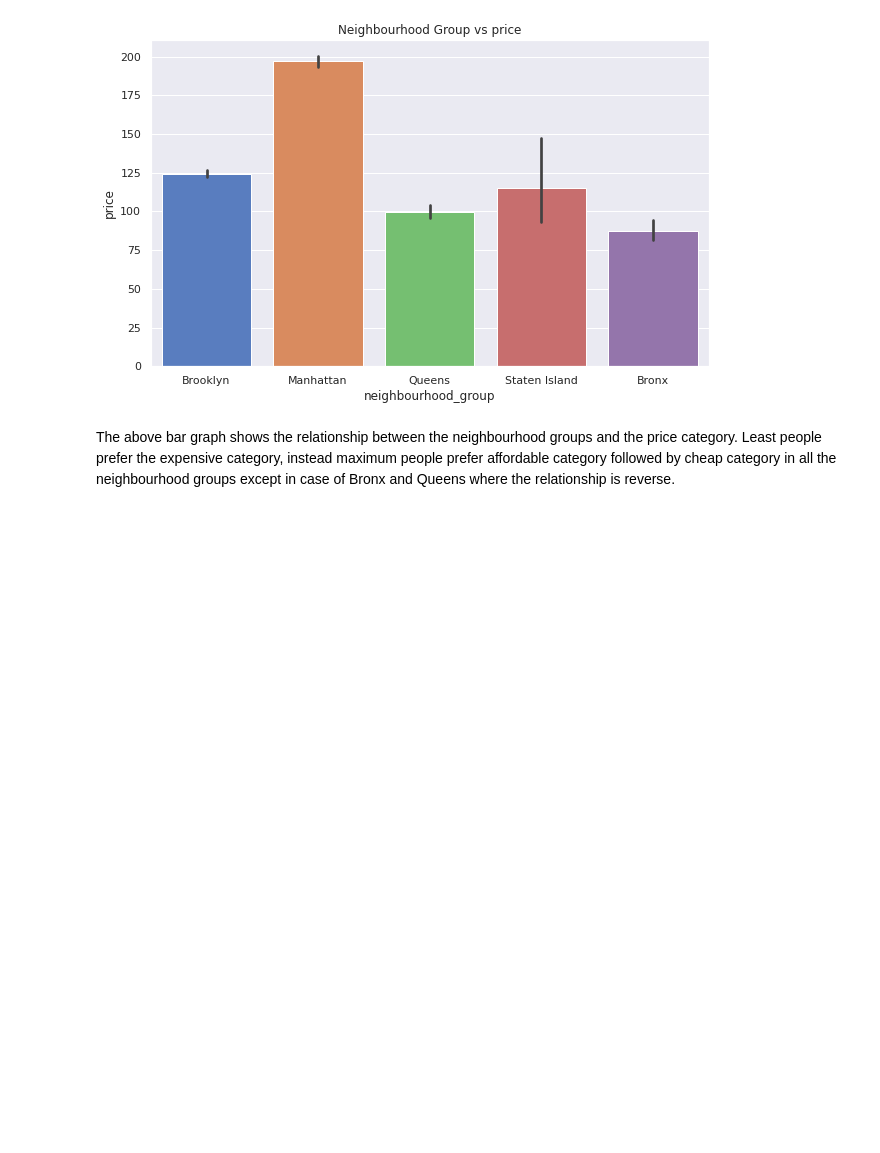
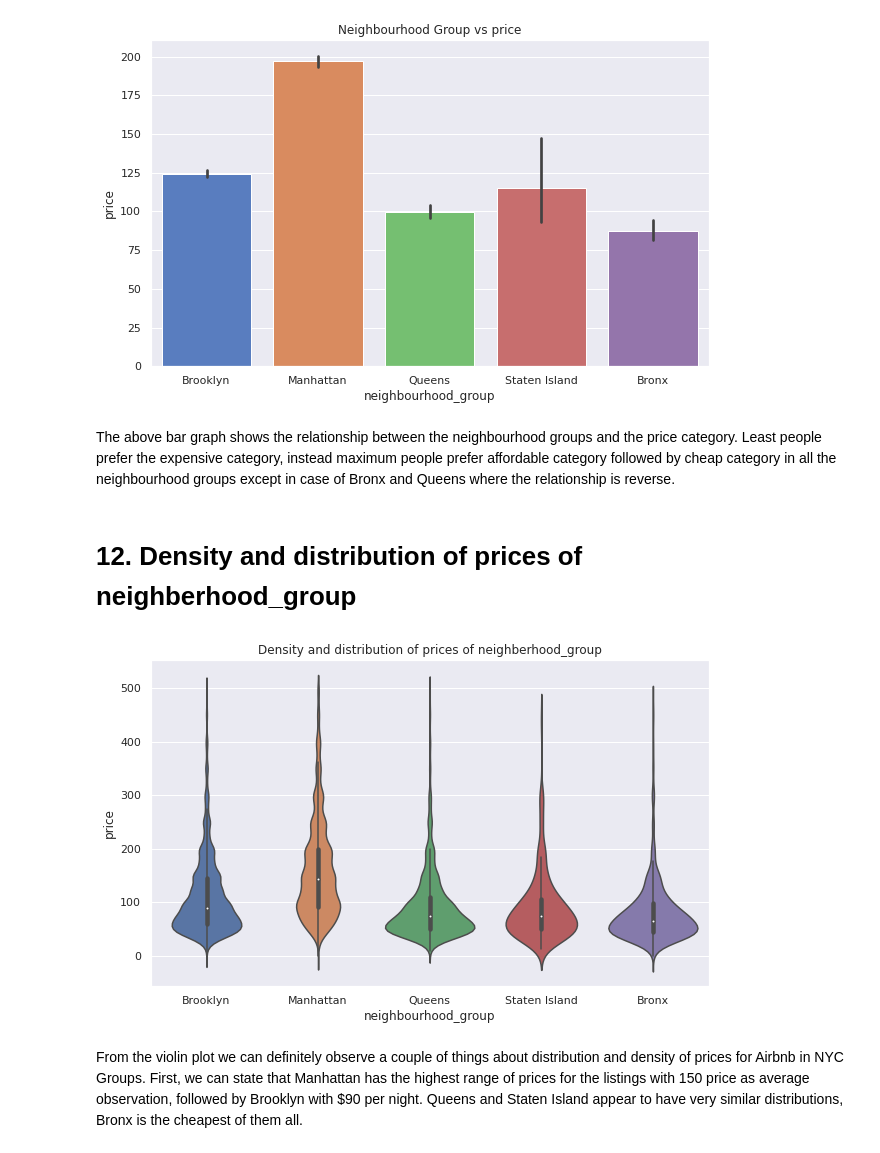
Before and after one commit to shahfaissalDharwad/EDA-on-airbnb, a Jupyter notebook: Copy_of_Copy_of_Airbnb_faisal.ipynb, the cells around one changed output. Cells and saved outputs as stored; diff of their text form; code cells hidden in the pictures; blank space fills up the shorter version.

Commit message:
Density and distribution of prices of neighberhood_group

```diff
--- a/Copy_of_Copy_of_Airbnb_faisal.ipynb
+++ b/Copy_of_Copy_of_Airbnb_faisal.ipynb
@@ -245,3 +245,16 @@ plt.show()
 [figure]
 # %% [markdown]
 The above bar graph shows the relationship between the neighbourhood groups and the price category. Least people prefer the expensive category, instead maximum people prefer affordable category followed by cheap category in all the neighbourhood groups except in case of Bronx and Queens where the relationship is reverse.
+# %% [markdown]
+# 12. Density and distribution of prices of neighberhood_group
+# %%
+plt.figure(figsize=(10,6))
+plt.title("Density and distribution of prices of neighberhood_group")
+subset_df1=df[df.price < 500]
+#using violinplot to showcase density and distribtuion of prices
+viz_2=sns.violinplot(data=subset_df1, x='neighbourhood_group', y='price')
+# %% [output]
+[figure, added]
+# %% [markdown]
+From the  violin plot we can definitely observe a couple of things about
+distribution and density of prices for Airbnb in NYC Groups. First, we can state that Manhattan has the highest range of prices for the listings with 150 price as average observation, followed by Brooklyn with $90 per night. Queens and Staten Island appear to have very similar distributions, Bronx is the cheapest of them all.
```
